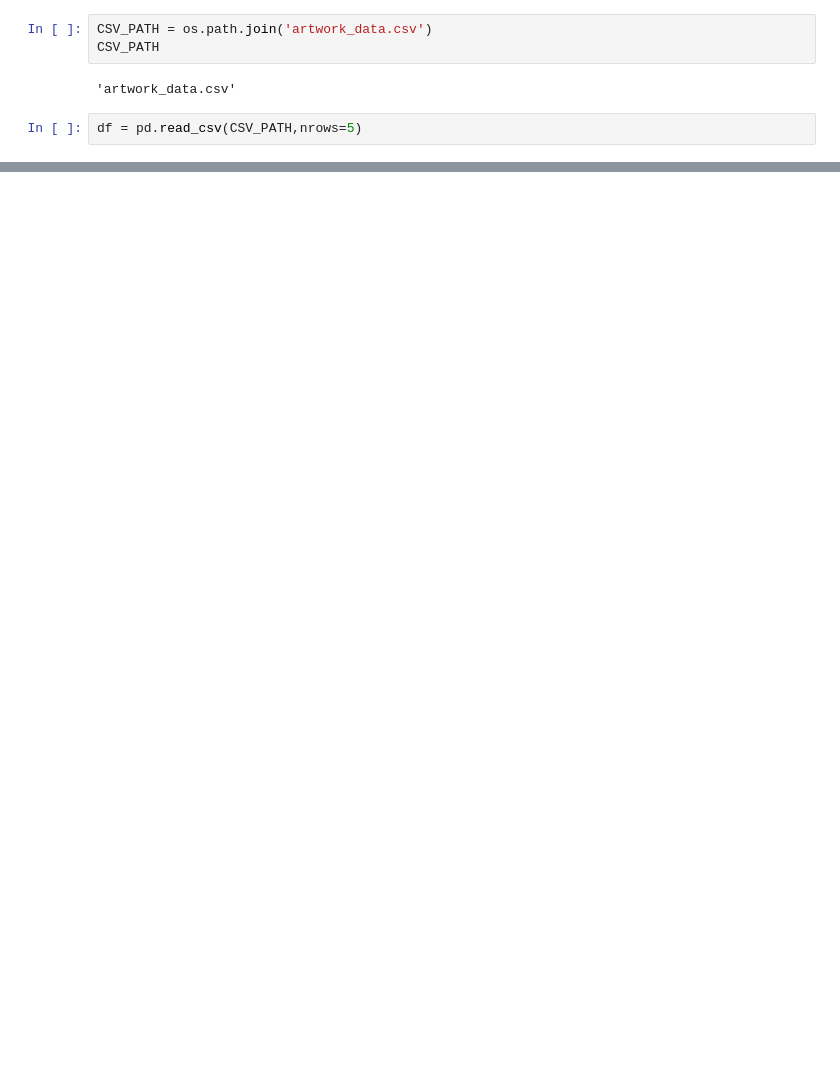
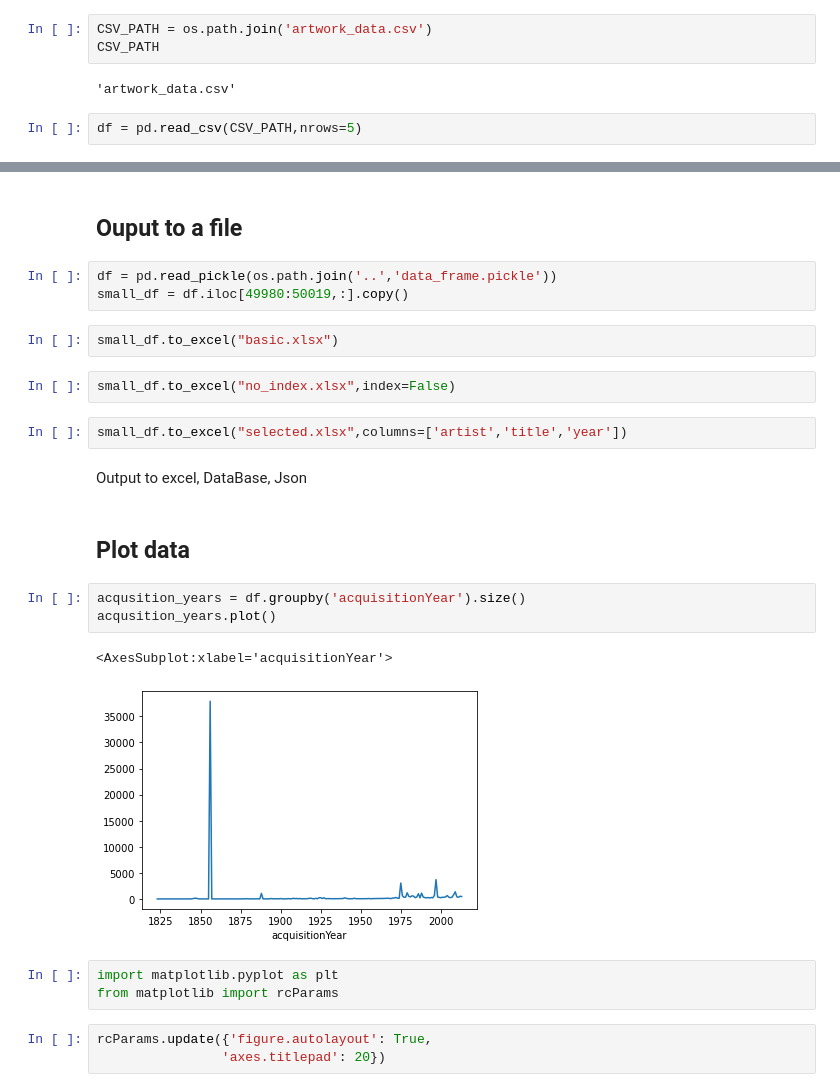
Before and after one commit to Sofy34/personal_strudy, a Jupyter notebook: Python_learning/Panda_Fundamentals/Course.ipynb, the cells around one changed output, grey strips where cells are left out. Drawn from its saved outputs; the diff is of its cells as text; blank space fills up the shorter version.

```diff
--- a/Python_learning/Panda_Fundamentals/Course.ipynb
+++ b/Python_learning/Panda_Fundamentals/Course.ipynb
@@ -76,0 +384,27 @@ df = pd.read_csv(CSV_PATH,nrows=5)
+# %% [markdown]
+## Ouput to a file
+# %%
+df = pd.read_pickle(os.path.join('..','data_frame.pickle'))
+small_df = df.iloc[49980:50019,:].copy()
+# %%
+small_df.to_excel("basic.xlsx")
+# %%
+small_df.to_excel("no_index.xlsx",index=False)
+# %%
+small_df.to_excel("selected.xlsx",columns=['artist','title','year'])
+# %% [markdown]
+Output to excel, DataBase, Json
+# %% [markdown]
+## Plot data
+# %%
+acqusition_years = df.groupby('acquisitionYear').size()
+acqusition_years.plot()
+# %% [output]
+<AxesSubplot:xlabel='acquisitionYear'>
+[figure, added]
+# %%
+import matplotlib.pyplot as plt
+from matplotlib import rcParams
+# %%
+rcParams.update({'figure.autolayout': True,
+                'axes.titlepad': 20})
```
Also changed, not shown: parts of 61 cells of this notebook, 6 other files.
